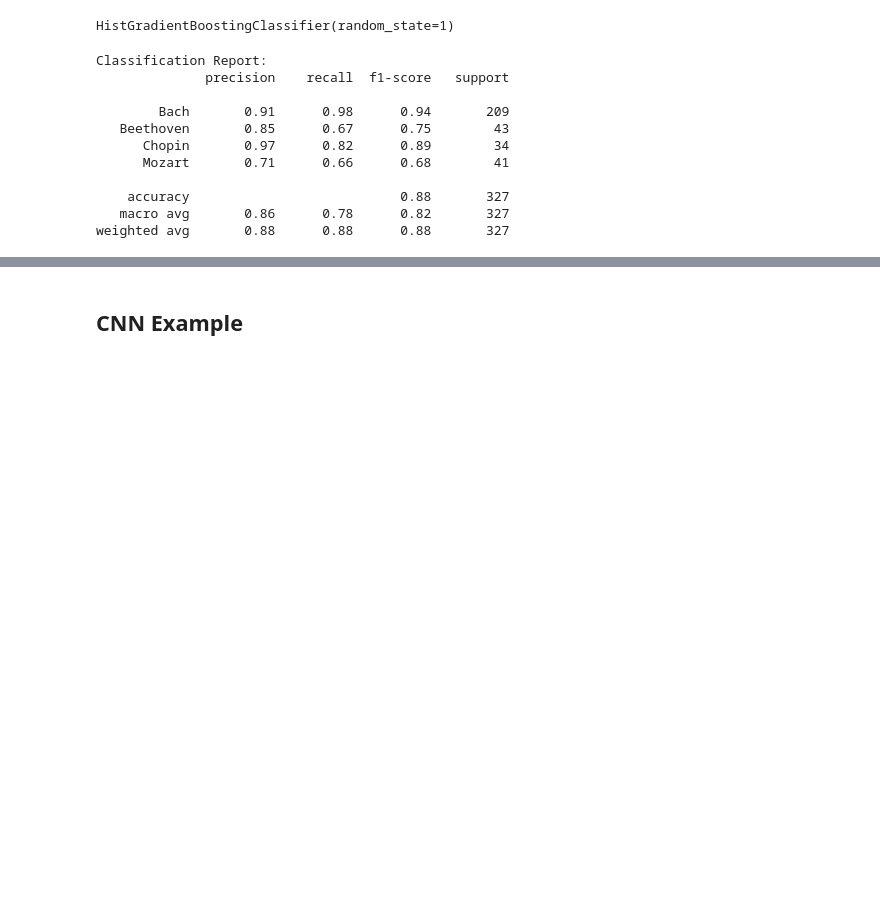
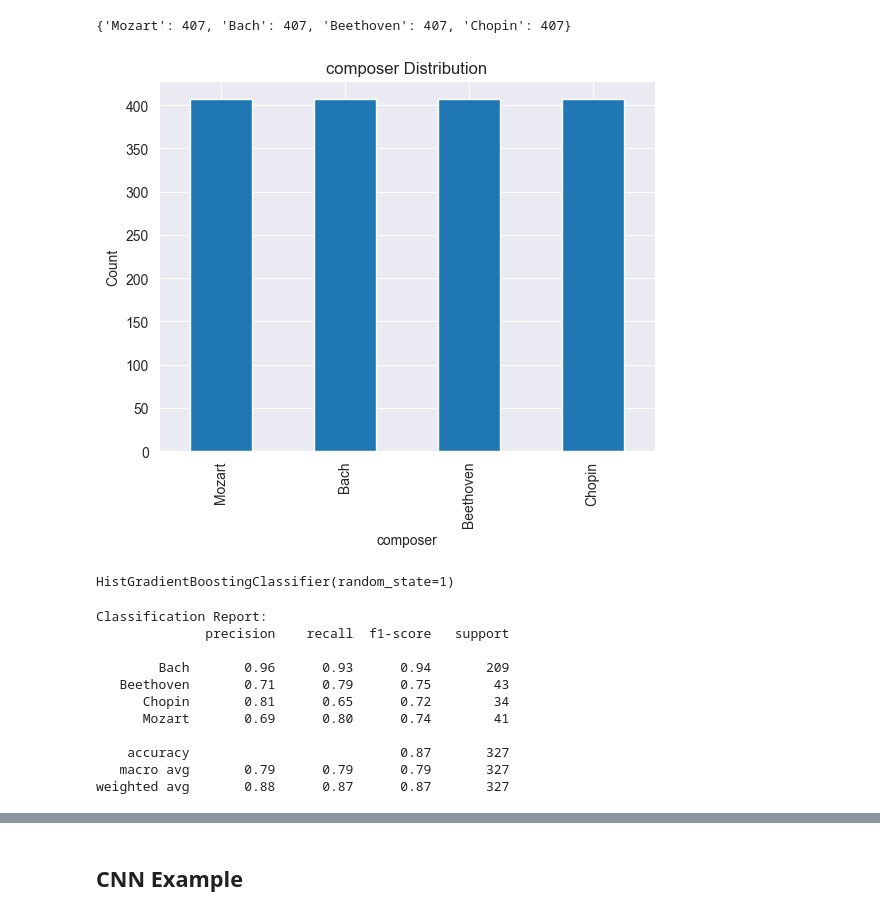
Before and after one commit to dcode15/ms-aai-511-final-project, a Jupyter notebook: src/example.ipynb, the cells around one changed output, grey strips where cells are left out. Cells and saved outputs as stored; diff of their text form; code cells hidden in the pictures; blank space fills up the shorter version.

```diff
--- a/src/example.ipynb
+++ b/src/example.ipynb
@@ -40,11 +66,9 @@ Pitch Class Transition Matrix Shape: (12, 12)
 # %%
-scalar_features = scalar_features.drop('file_name', axis=1)
-x = scalar_features.drop('composer', axis=1)
-y = scalar_features['composer']
-
-label_encoder = LabelEncoder()
-y = label_encoder.fit_transform(y)
-
-x_train, x_test, y_train, y_test = train_test_split(x, y, test_size=0.2, random_state=1)
+scalar_train, multidim_train, y_train = Sampler.oversample_balance(scalar_train, multidim_train, y_train)
+train_composers = pd.DataFrame(label_encoder.inverse_transform(y_train), columns=['composer'])
+plot_column_distribution(train_composers, 'composer')
+# %% [output]
+{'Mozart': 407, 'Bach': 407, 'Beethoven': 407, 'Chopin': 407}
+[figure, added]
 # %%
 classifier = HistGradientBoostingClassifier(random_state=1)
@@ -52,21 +76,21 @@ classifier.fit(x_train, y_train)
 # %% [output]
 HistGradientBoostingClassifier(random_state=1)
 # %%
-y_pred = classifier.predict(x_test)
+y_pred = classifier.predict(scalar_test)
 print("Classification Report:")
 print(classification_report(y_test, y_pred, target_names=label_encoder.classes_))
 # %% [output]
 Classification Report:
               precision    recall  f1-score   support
 
-        Bach       0.91      0.98      0.94       209
-   Beethoven       0.85      0.67      0.75        43
-      Chopin       0.97      0.82      0.89        34
-      Mozart       0.71      0.66      0.68        41
+        Bach       0.96      0.93      0.94       209
+   Beethoven       0.71      0.79      0.75        43
+      Chopin       0.81      0.65      0.72        34
+      Mozart       0.69      0.80      0.74        41
 
-    accuracy                           0.88       327
-   macro avg       0.86      0.78      0.82       327
-weighted avg       0.88      0.88      0.88       327
+    accuracy                           0.87       327
+   macro avg       0.79      0.79      0.79       327
+weighted avg       0.88      0.87      0.87       327
 # %%
 cm = confusion_matrix(y_test, y_pred)
 sns.heatmap(cm, annot=True, fmt='d', cmap='Blues',
```
Also changed, not shown: parts of 8 cells of this notebook, 1 other file.
